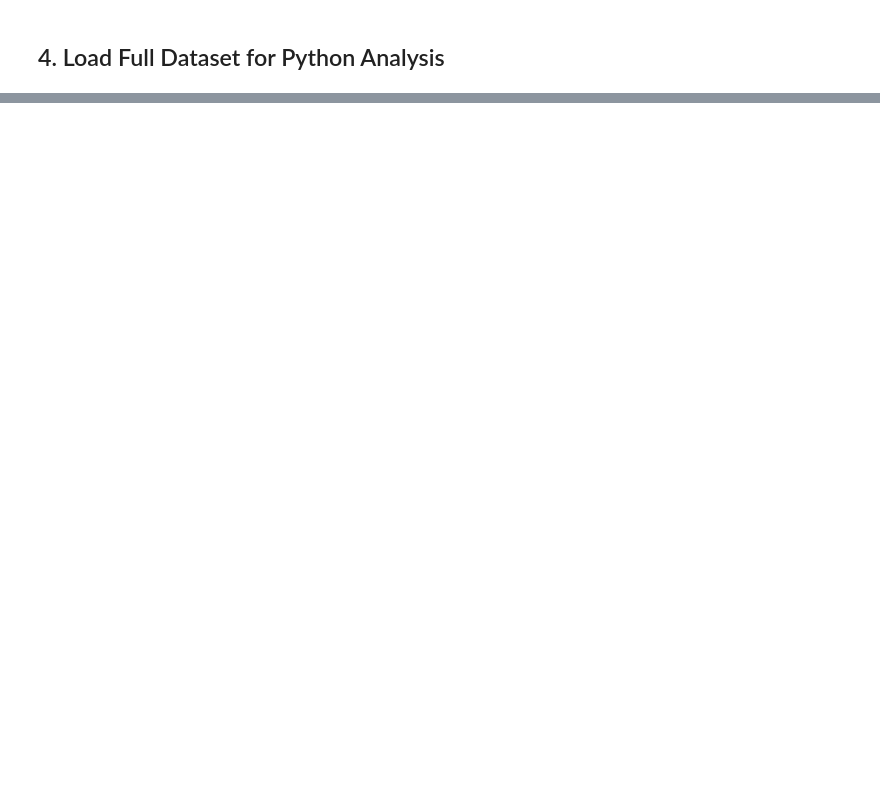
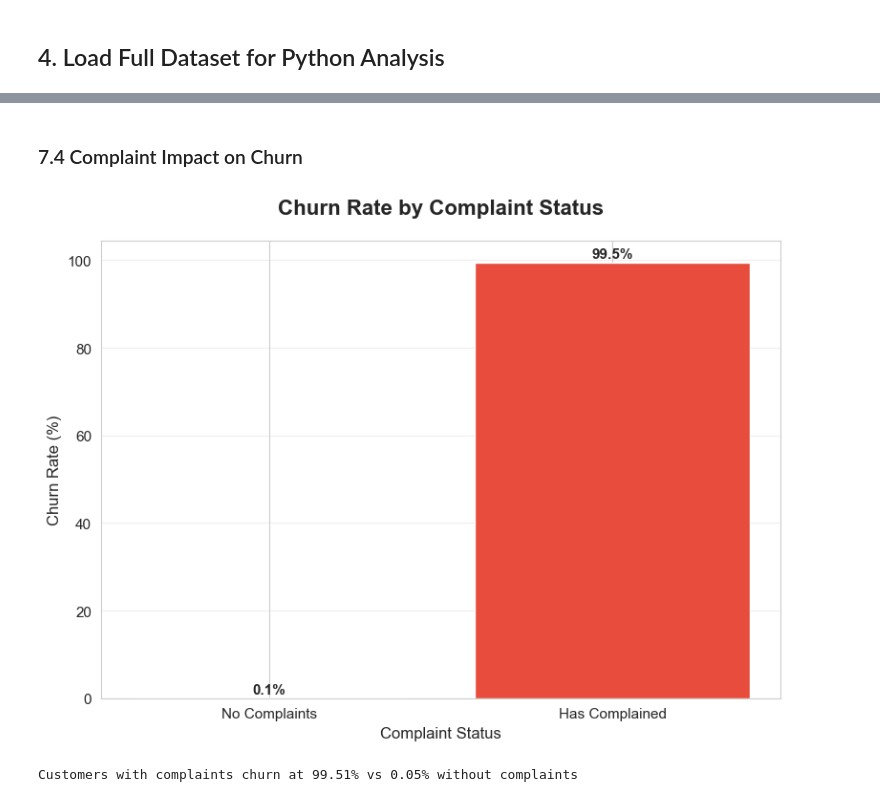
Before and after one commit to JamPonsar/Bank-Customer-Churn-Analysis, a Jupyter notebook: Bank_Churn_Analysis.ipynb, the cells around one changed output, grey strips where cells are left out. Saved outputs shown, nothing was run; the diff lists cells and outputs as text; code cells hidden in the pictures; blank space fills up the shorter version.

```diff
--- a/Bank_Churn_Analysis.ipynb
+++ b/Bank_Churn_Analysis.ipynb
@@ -163,0 +437,24 @@ df.head()
+# %% [markdown]
+### 7.4 Complaint Impact on Churn
+# %%
+plt.figure(figsize=(8, 6))
+complaint_churn = df.groupby('Complain')['Exited'].mean() * 100
+complaint_labels = ['No Complaints', 'Has Complained']
+colors = ['#2ecc71', '#e74c3c']
+plt.bar(complaint_labels, complaint_churn, color=colors)
+plt.title('Churn Rate by Complaint Status', fontsize=16, fontweight='bold', pad=20)
+plt.xlabel('Complaint Status', fontsize=12)
+plt.ylabel('Churn Rate (%)', fontsize=12)
+plt.grid(axis='y', alpha=0.3)
+
+# Add value labels
+for i, v in enumerate(complaint_churn):
+    plt.text(i, v + 1, f'{v:.1f}%', ha='center', fontsize=11, fontweight='bold')
+
+plt.tight_layout()
+plt.show()
+
+print(f"Customers with complaints churn at {complaint_churn[1]:.2f}% vs {complaint_churn[0]:.2f}% without complaints")
+# %% [output]
+[figure, added]
+Customers with complaints churn at 99.51% vs 0.05% without complaints
```
Also changed, not shown: parts of 37 cells of this notebook.
